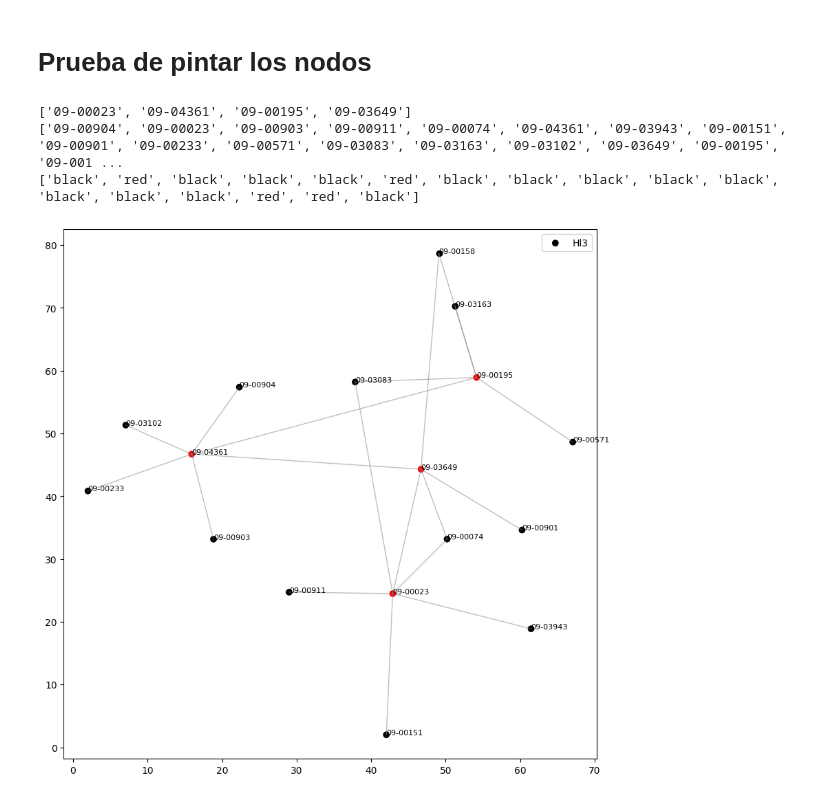
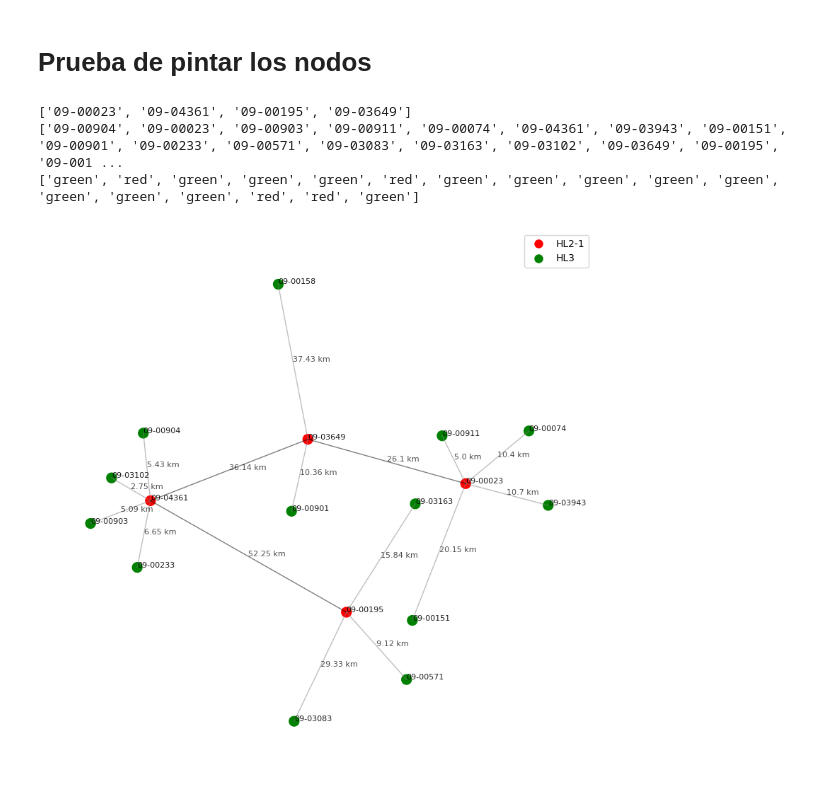
Before and after one commit to 6G-XTREME/PoF_Simulator, a Jupyter notebook: mocks/pruebas_mapa_rural/prueba_importar_solo_hl1-hl3.ipynb, the cells around one changed output. Cells and saved outputs as stored; diff of their text form; code cells hidden in the pictures.

```diff
--- a/mocks/pruebas_mapa_rural/prueba_importar_solo_hl1-hl3.ipynb
+++ b/mocks/pruebas_mapa_rural/prueba_importar_solo_hl1-hl3.ipynb
@@ -117,6 +114,8 @@ from model.NetworkGraphPlots import NodeDegreeHeatMapPlot
 import matplotlib.pyplot as plt
 from model.NodeClass import Node
 # %%
+from matplotlib.lines import Line2D
+
 fig, ax = plt.subplots(figsize=(10, 10))
 
 x, y = Node.obtain_x_y_vectors(graph.nodes)
@@ -129,47 +128,90 @@ hl2_1_indices = [i for i, t in enumerate(types) if t == "HL2-1"]
 
 
 colors = [
-    'red' if names[i] in potentially_aggregation_nodes else 'black'
+    'red' if names[i] in potentially_aggregation_nodes else 'green'
     for i in range(len(names))
 ]
+
+size = 100
 
 print(potentially_aggregation_nodes)
 print(names)
 print(colors)
+
+
+
+formatting_names = []
 
 
 ax.scatter(
     [x[i] for i in hl3_indices],
     [y[i] for i in hl3_indices],
     marker='o',
     color=[colors[i] for i in hl3_indices],
-    label='Hl3',
+    s=size,
 )
 
 ax.scatter(
     [x[i] for i in hl2_1_indices],
     [y[i] for i in hl2_1_indices],
     marker='o',
     color=[colors[i] for i in hl2_1_indices],
+    s=size,
 )
 
 for i in range(len(graph.nodes)):
-    ax.text(x[i], y[i], names[i], fontsize=8, color='black')
+    ax.text(x[i], y[i], names[i], fontsize=8, color='black', alpha=0.9)
 
 
 for link in graph.links:
     a = link.a.pos
     b = link.b.pos
 
-    ax.plot([a[0], b[0]], [a[1], b[1]], 'k-', lw=1, color='gray', alpha=0.5)
+    if link.a.name in potentially_aggregation_nodes and link.b.name in potentially_aggregation_nodes:
+        linewidth = 1
+        alpha = 0.5
+        color = 'black'
+    else:
+        linewidth = 1
+        alpha = 0.5
+        color = 'gray'
 
-ax.legend()
+    ax.plot([a[0], b[0]], [a[1], b[1]], 'k-', lw=linewidth, alpha=alpha, color=color)
+    ax.text(
+        (a[0] + b[0]) / 2,
+        (a[1] + b[1]) / 2,
+        f'{link.distance_km} km',
+        fontsize=8,
+        color='black',
+        alpha=0.7,
+    )
+
+margin = 7 # km
+min_x = min(x) - margin
+max_x = max(x) + margin
+min_y = min(y) - margin
+max_y = max(y) + margin
+ax.set_xlim(min_x, max_x)
+ax.set_ylim(min_y, max_y)
+
+# ax.set_xlabel('X Coordinate (km)')
+# ax.set_ylabel('Y Coordinate (km)')
+ax.axis('off')
+
+legend_elements = [
+    Line2D([0], [0], marker='o', color='w', label='HL2-1', markerfacecolor='red', markersize=10),
+    Line2D([0], [0], marker='o', color='w', label='HL3', markerfacecolor='green', markersize=10)
+]
+
+ax.legend(handles=legend_elements, loc='upper right')
+
+# ax.legend()
 plt.show()
 # %% [output]
 ['09-00023', '09-04361', '09-00195', '09-03649']
 ['09-00904', '09-00023', '09-00903', '09-00911', '09-00074', '09-04361', '09-03943', '09-00151', '09-00901', '09-00233', '09-00571', '09-03083', '09-03163', '09-03102', '09-03649', '09-00195', '09-001 ...
-['black', 'red', 'black', 'black', 'black', 'red', 'black', 'black', 'black', 'black', 'black', 'black', 'black', 'black', 'red', 'red', 'black']
+['green', 'red', 'green', 'green', 'green', 'red', 'green', 'green', 'green', 'green', 'green', 'green', 'green', 'green', 'red', 'red', 'green']
-[figure, old version]
+[figure, new version]
 # %%
 with open('temporal_graph.json', 'w') as f:
     f.write(graph.model_dump_json())
```
Also changed, not shown: parts of 3 cells of this notebook, 2 other files.
